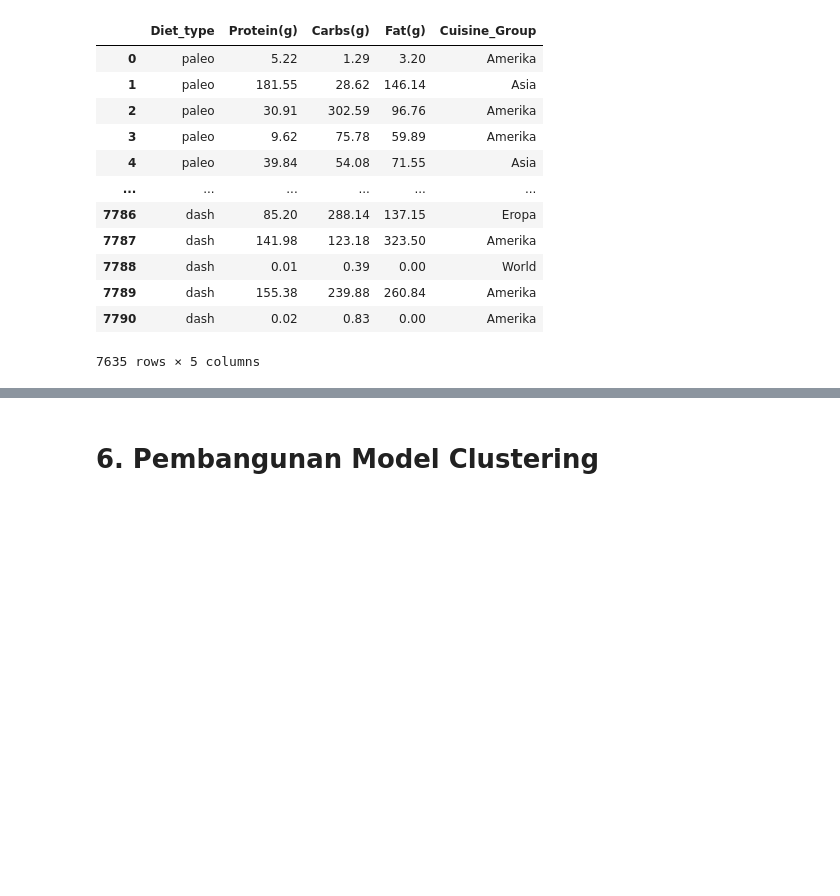
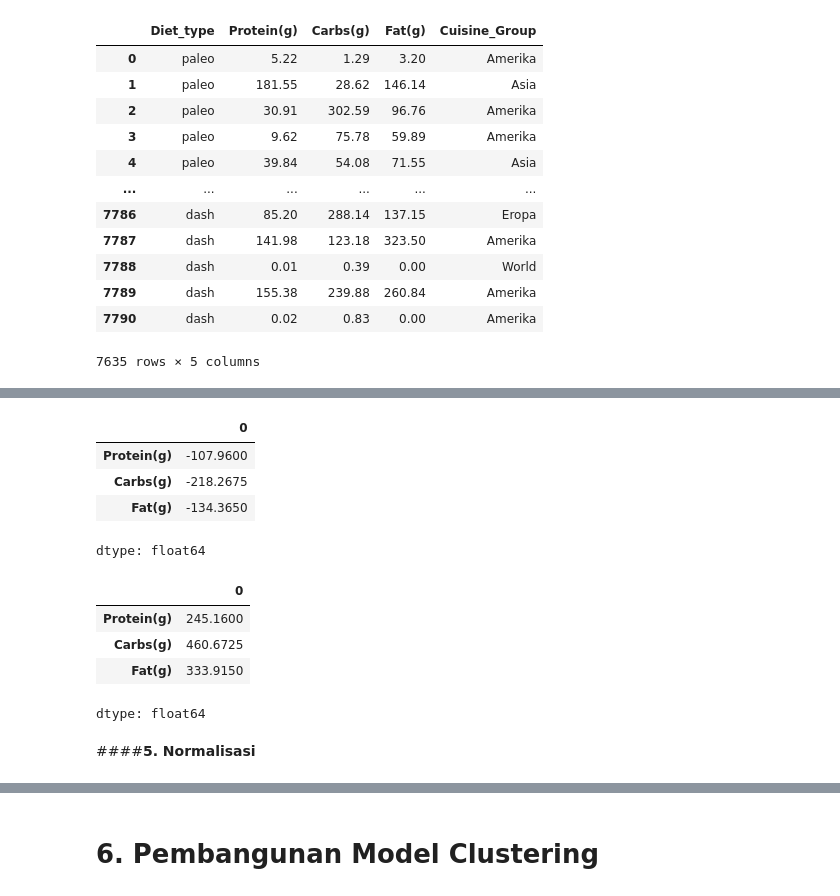
Before and after one commit to Us9r/DicodingBMLP, a Jupyter notebook: [Clustering]_Submission_Akhir_BMLP_Us9r.ipynb, the cells around one changed output, grey strips where cells are left out. Drawn from its saved outputs; the diff is of its cells as text; code cells hidden in the pictures; blank space fills up the shorter version.

Commit message:
lanjut tahap normalisasi

```diff
--- a/[Clustering]_Submission_Akhir_BMLP_Us9r.ipynb
+++ b/[Clustering]_Submission_Akhir_BMLP_Us9r.ipynb
@@ -325,0 +366,22 @@ df
+# %%
+numeric_columns = ['Protein(g)', 'Carbs(g)', 'Fat(g)']
+
+Q1 = numeric_features.quantile(0.25)
+Q3 = numeric_features.quantile(0.75)
+IQR = Q3 - Q1
+lower_bound = Q1 - 1.5 * IQR
+upper_bound = Q3 + 1.5 * IQR
+
+display(lower_bound)
+display(upper_bound)
+# %% [output]
+|  | 0 |
+| Protein(g) | -107.9600 |
+| Carbs(g) | -218.2675 |
+| Fat(g) | -134.3650 |
+dtype: float64
+|  | 0 |
+| Protein(g) | 245.1600 |
+| Carbs(g) | 460.6725 |
+| Fat(g) | 333.9150 |
+dtype: float64
@@ -325,0 +391,2 @@ df
+# %% [markdown]
+####**5. Normalisasi**
```
Also changed, not shown: parts of 10 cells of this notebook.
